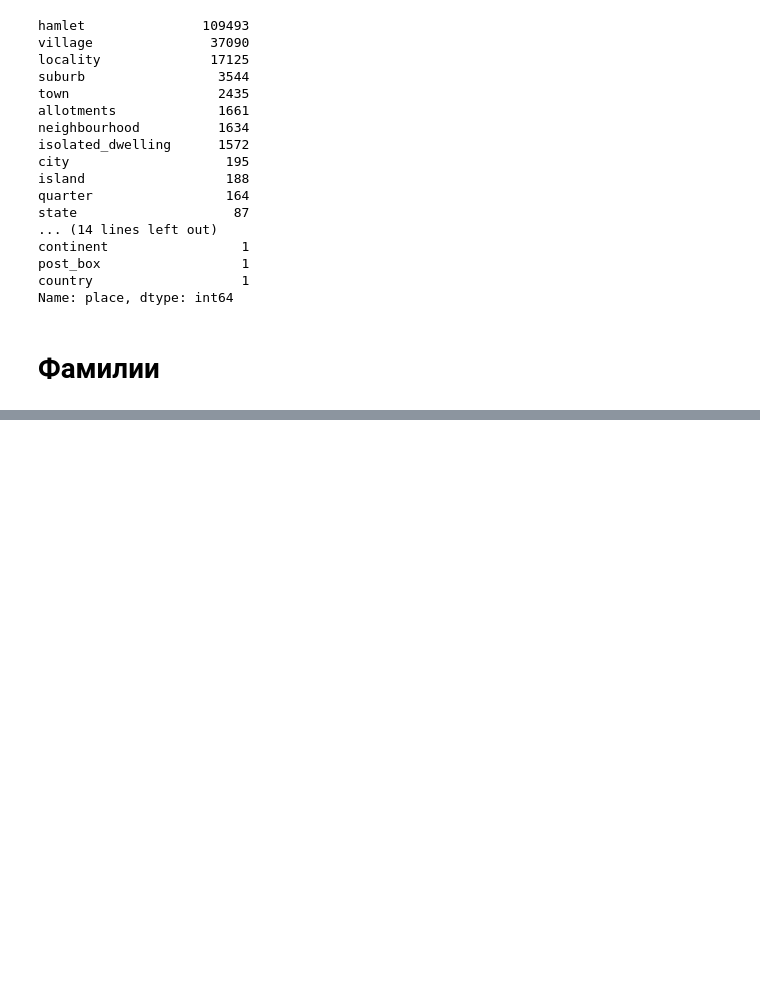
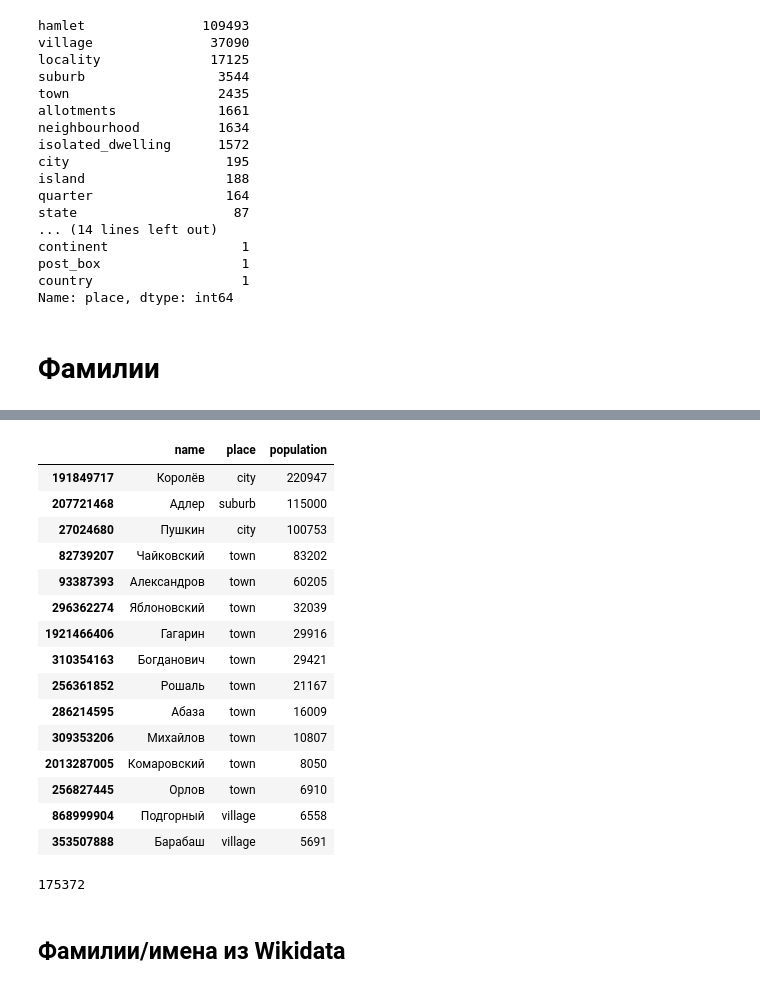
Before and after one commit to moskupols/osm-toponyms, a Jupyter notebook: api-usage-example.ipynb, the cells around one changed output, grey strips where cells are left out. Cells and saved outputs as stored; diff of their text form; code cells hidden in the pictures; blank space fills up the shorter version.

```diff
--- a/api-usage-example.ipynb
+++ b/api-usage-example.ipynb
@@ -288,0 +260,27 @@ places[places.matched.notnull()]
+# %%
+places['exact'] = places.name.str.lower().map(unicode).map(trie.__contains__)
+# %%
+places[places.exact][['name', 'place', 'population']].iloc[:15]
+# %% [output]
+|  | name | place | population |
+| 191849717 | Королёв | city | 220947 |
+| 207721468 | Адлер | suburb | 115000 |
+| 27024680 | Пушкин | city | 100753 |
+| 82739207 | Чайковский | town | 83202 |
+| 93387393 | Александров | town | 60205 |
+| 296362274 | Яблоновский | town | 32039 |
+| 1921466406 | Гагарин | town | 29916 |
+| 310354163 | Богданович | town | 29421 |
+| 256361852 | Рошаль | town | 21167 |
+| 286214595 | Абаза | town | 16009 |
+| 309353206 | Михайлов | town | 10807 |
+| 2013287005 | Комаровский | town | 8050 |
+| 256827445 | Орлов | town | 6910 |
+| 868999904 | Подгорный | village | 6558 |
+| 353507888 | Барабаш | village | 5691 |
+# %%
+len(places)
+# %% [output]
+175372
+# %% [markdown]
+## Фамилии/имена из Wikidata
```
Also changed, not shown: parts of 30 cells of this notebook.
